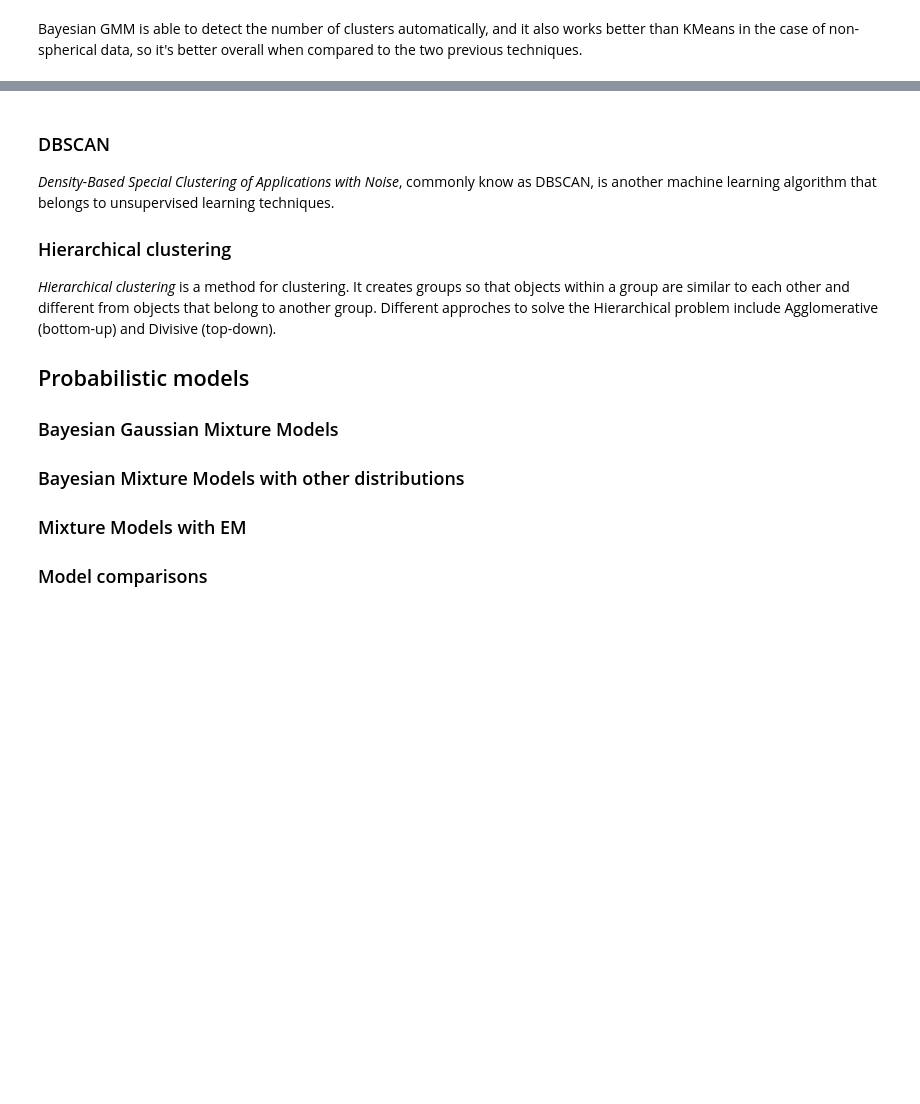
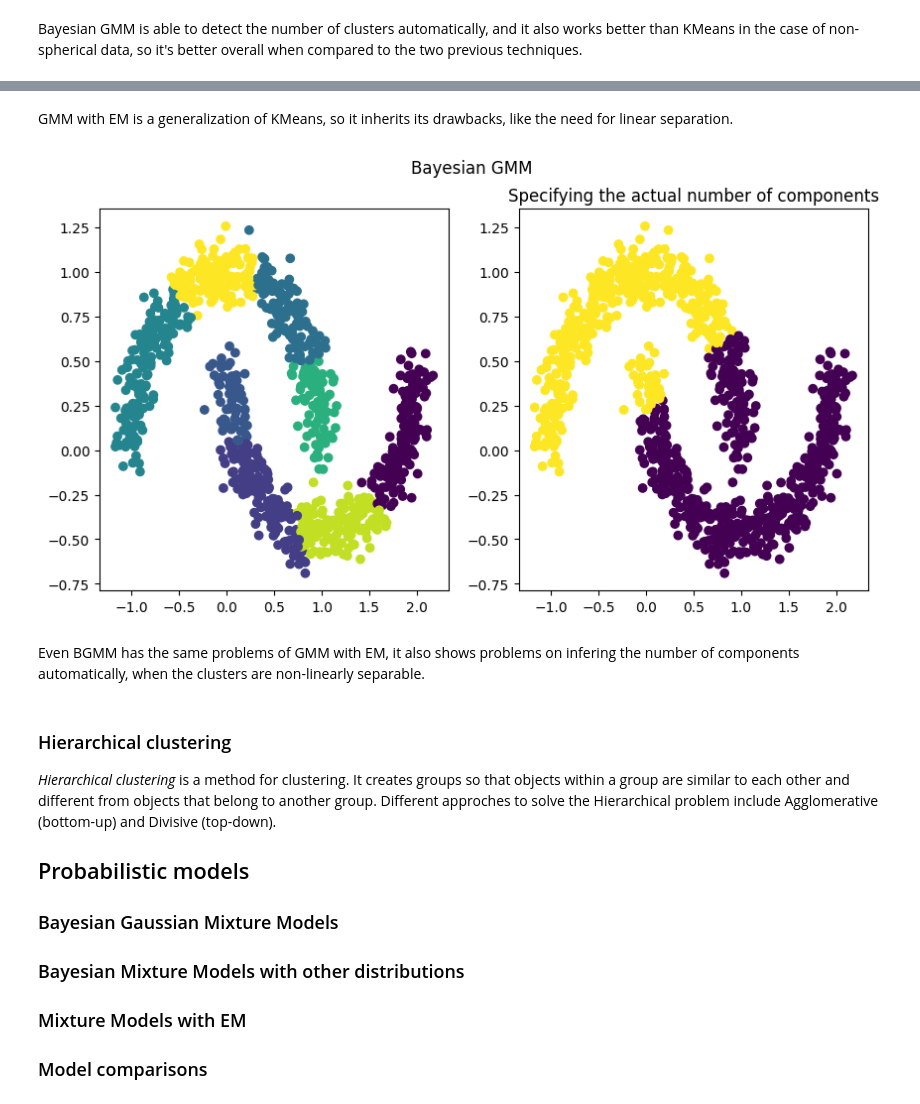
Before and after one commit to davidecapone/MixtureModelsClustering, a Jupyter notebook: notebooks/main.ipynb, the cells around one changed output, grey strips where cells are left out. Drawn from its saved outputs; the diff is of its cells as text; code cells hidden in the pictures; blank space fills up the shorter version.

```diff
--- a/notebooks/main.ipynb
+++ b/notebooks/main.ipynb
@@ -95,6 +135,27 @@ Bayesian GMM is able to detect the number of clusters automatically, and it also
+# %% [markdown]
+GMM with EM is a generalization of KMeans, so it inherits its drawbacks, like the need for linear separation.
+# %%
+# Bayesian GMM
+
+# Apply Bayesian Gaussian Mixture
+## sklearn's implementation of Bayesian GMM requires the number of components to be specified,
+## but if the actual number of components is lower, the model will converge to the correct number of components
+bgmm_moons_free = BayesianGaussianMixture(n_components=15, random_state=11).fit(X_moons)
+bgmm_moons_specific = BayesianGaussianMixture(n_components=2, random_state=11).fit(X_moons)
+
+# Plotting results
+fig, ax = plt.subplots(1, 2, figsize=(10, 5))
+ax[0].scatter(X_moons[:, 0], X_moons[:, 1], c=bgmm_moons_free.predict(X_moons))
+ax[1].scatter(X_moons[:, 0], X_moons[:, 1], c=bgmm_moons_specific.predict(X_moons))
+ax[1].set_title('Specifying the actual number of components')
+fig.suptitle('Bayesian GMM')
+plt.show()
+# %% [output]
+[figure, added]
+# %% [markdown]
+Even BGMM has the same problems of GMM with EM, it also shows problems on infering the number of components automatically, when the clusters are non-linearly separable.
 # %% [markdown]
-### DBSCAN
-*Density-Based Special Clustering of Applications with Noise*, commonly know as DBSCAN, is another machine learning algorithm that belongs to unsupervised learning techniques.
+
 ### Hierarchical clustering
 *Hierarchical clustering* is a method for clustering. It creates groups so that objects within a group are similar to each other and different from objects that belong to another group.
 Different approches to solve the Hierarchical problem include Agglomerative (bottom-up) and Divisive (top-down).
```
Also changed, not shown: parts of 5 cells of this notebook.
